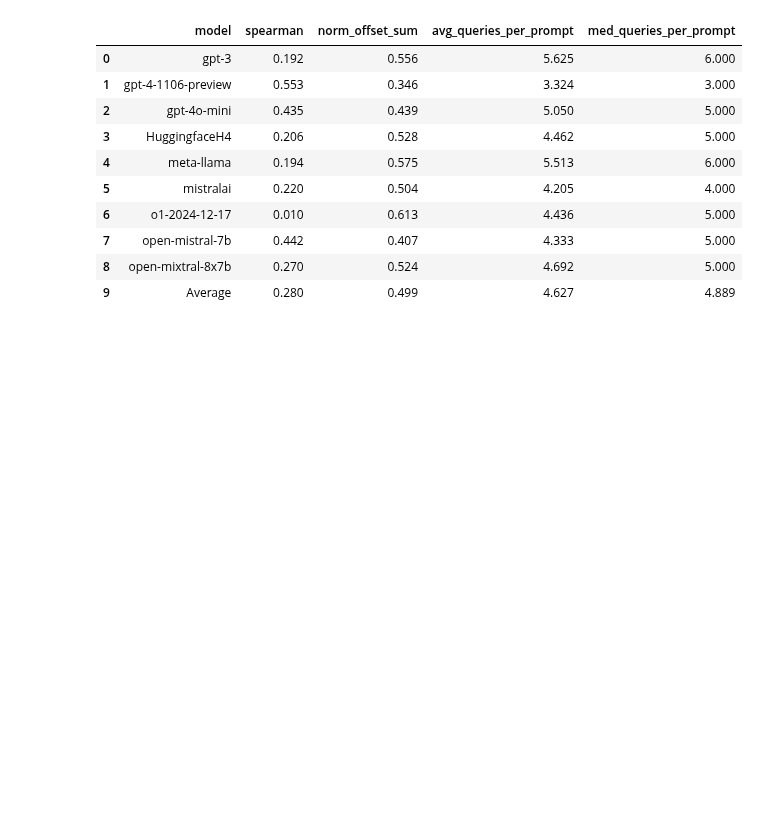
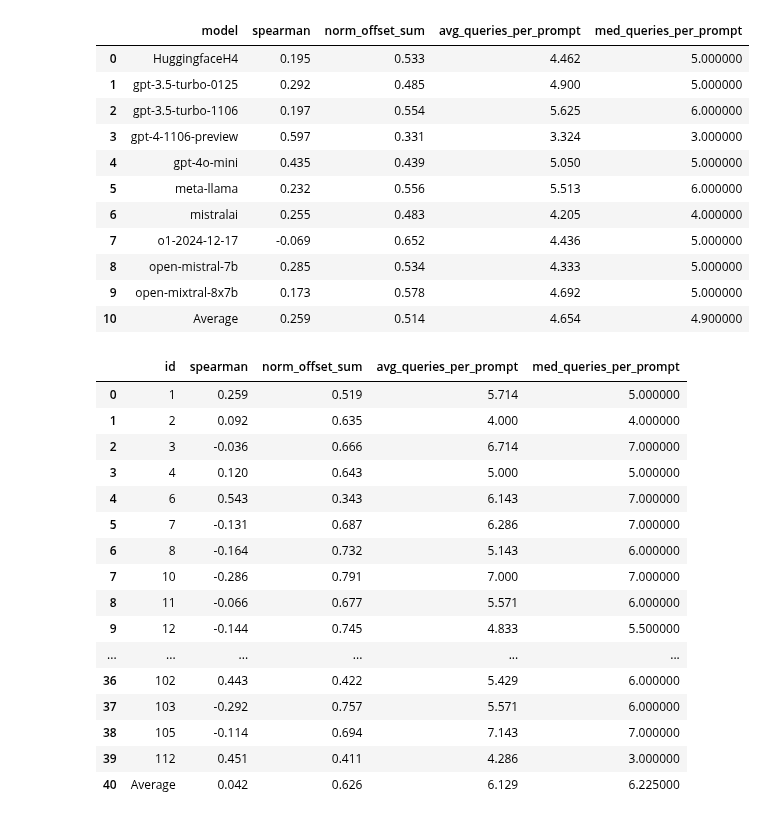
Before and after one commit to hscells-org/project-doehl-boolean-clip, a Jupyter notebook: train.ipynb, the cells around one changed output. Saved outputs shown, nothing was run; the diff lists cells and outputs as text; code cells hidden in the pictures; blank space fills up the shorter version.

```diff
--- a/train.ipynb
+++ b/train.ipynb
@@ -122,21 +119,40 @@ model(tar[bool_key], tar[nl_key], False)
 # %%
 from pathlib import Path
 from evaluation import evaluate_on_generated
 
 DIR = Path("data") / "combined_outputs"
-evaluate_on_generated(DIR, model)
+evaluate_on_generated(model)
+evaluate_on_generated(model, ["prompt_id", "id"])
 # %% [output]
 |  | model | spearman | norm_offset_sum | avg_queries_per_prompt | med_queries_per_prompt |
-| 0 | gpt-3 | 0.192 | 0.556 | 5.625 | 6.000 |
-| 1 | gpt-4-1106-preview | 0.553 | 0.346 | 3.324 | 3.000 |
-| 2 | gpt-4o-mini | 0.435 | 0.439 | 5.050 | 5.000 |
-| 3 | HuggingfaceH4 | 0.206 | 0.528 | 4.462 | 5.000 |
-| 4 | meta-llama | 0.194 | 0.575 | 5.513 | 6.000 |
-| 5 | mistralai | 0.220 | 0.504 | 4.205 | 4.000 |
-| 6 | o1-2024-12-17 | 0.010 | 0.613 | 4.436 | 5.000 |
-| 7 | open-mistral-7b | 0.442 | 0.407 | 4.333 | 5.000 |
-| 8 | open-mixtral-8x7b | 0.270 | 0.524 | 4.692 | 5.000 |
-| 9 | Average | 0.280 | 0.499 | 4.627 | 4.889 |
+| 0 | HuggingfaceH4 | 0.195 | 0.533 | 4.462 | 5.000000 |
+| 1 | gpt-3.5-turbo-0125 | 0.292 | 0.485 | 4.900 | 5.000000 |
+| 2 | gpt-3.5-turbo-1106 | 0.197 | 0.554 | 5.625 | 6.000000 |
+| 3 | gpt-4-1106-preview | 0.597 | 0.331 | 3.324 | 3.000000 |
+| 4 | gpt-4o-mini | 0.435 | 0.439 | 5.050 | 5.000000 |
+| 5 | meta-llama | 0.232 | 0.556 | 5.513 | 6.000000 |
+| 6 | mistralai | 0.255 | 0.483 | 4.205 | 4.000000 |
+| 7 | o1-2024-12-17 | -0.069 | 0.652 | 4.436 | 5.000000 |
+| 8 | open-mistral-7b | 0.285 | 0.534 | 4.333 | 5.000000 |
+| 9 | open-mixtral-8x7b | 0.173 | 0.578 | 4.692 | 5.000000 |
+| 10 | Average | 0.259 | 0.514 | 4.654 | 4.900000 |
+|  | id | spearman | norm_offset_sum | avg_queries_per_prompt | med_queries_per_prompt |
+| 0 | 1 | 0.259 | 0.519 | 5.714 | 5.000000 |
+| 1 | 2 | 0.092 | 0.635 | 4.000 | 4.000000 |
+| 2 | 3 | -0.036 | 0.666 | 6.714 | 7.000000 |
+| 3 | 4 | 0.120 | 0.643 | 5.000 | 5.000000 |
+| 4 | 6 | 0.543 | 0.343 | 6.143 | 7.000000 |
+| 5 | 7 | -0.131 | 0.687 | 6.286 | 7.000000 |
+| 6 | 8 | -0.164 | 0.732 | 5.143 | 6.000000 |
+| 7 | 10 | -0.286 | 0.791 | 7.000 | 7.000000 |
+| 8 | 11 | -0.066 | 0.677 | 5.571 | 6.000000 |
+| 9 | 12 | -0.144 | 0.745 | 4.833 | 5.500000 |
+| ... | ... | ... | ... | ... | ... |
+| 36 | 102 | 0.443 | 0.422 | 5.429 | 6.000000 |
+| 37 | 103 | -0.292 | 0.757 | 5.571 | 6.000000 |
+| 38 | 105 | -0.114 | 0.694 | 7.143 | 7.000000 |
+| 39 | 112 | 0.451 | 0.411 | 4.286 | 3.000000 |
+| 40 | Average | 0.042 | 0.626 | 6.129 | 6.225000 |
 # %%
 model.load(r"models\clip\bge-small-en-v1.5\b16_lr1E-05_(pubmed-que_pubmed-sea_raw-jsonl)^4\checkpoint-11288\model.safetensors")
 # model.load(r"models\clip\biobert-v1.1\b16_lr1E-05_(pubmed-que_pubmed-sea_raw-jsonl)^4\checkpoint-14110\model.safetensors")
```
Also changed, not shown: parts of 3 cells of this notebook, 3 other files.
